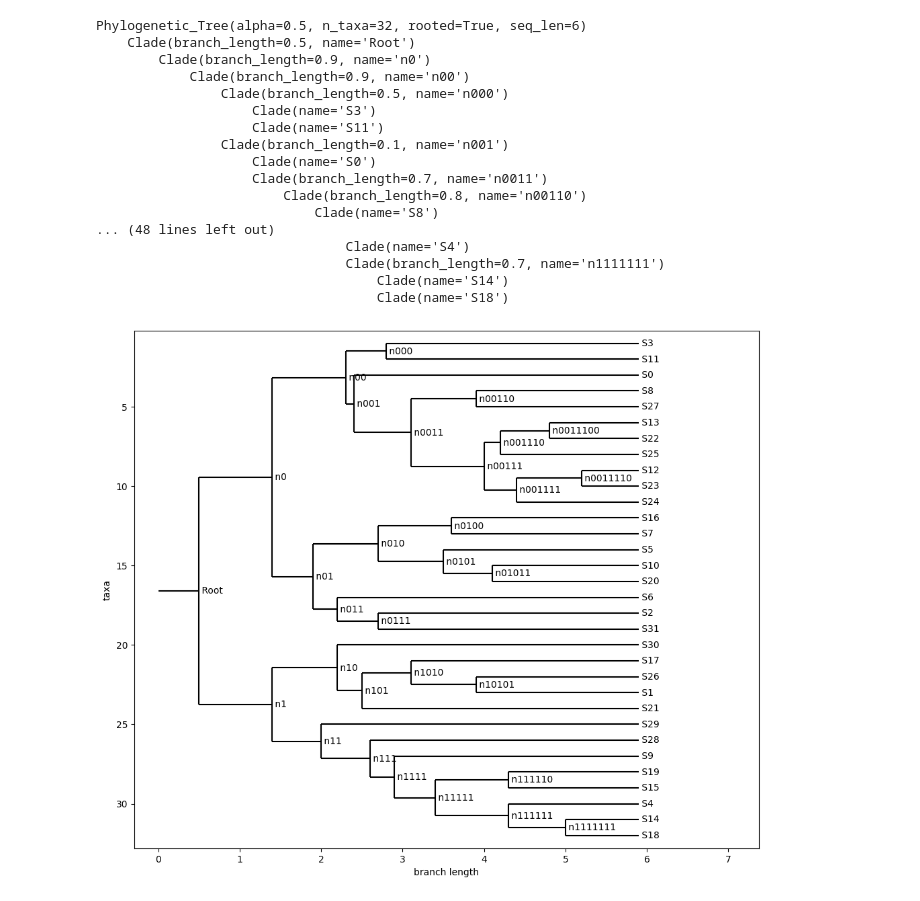
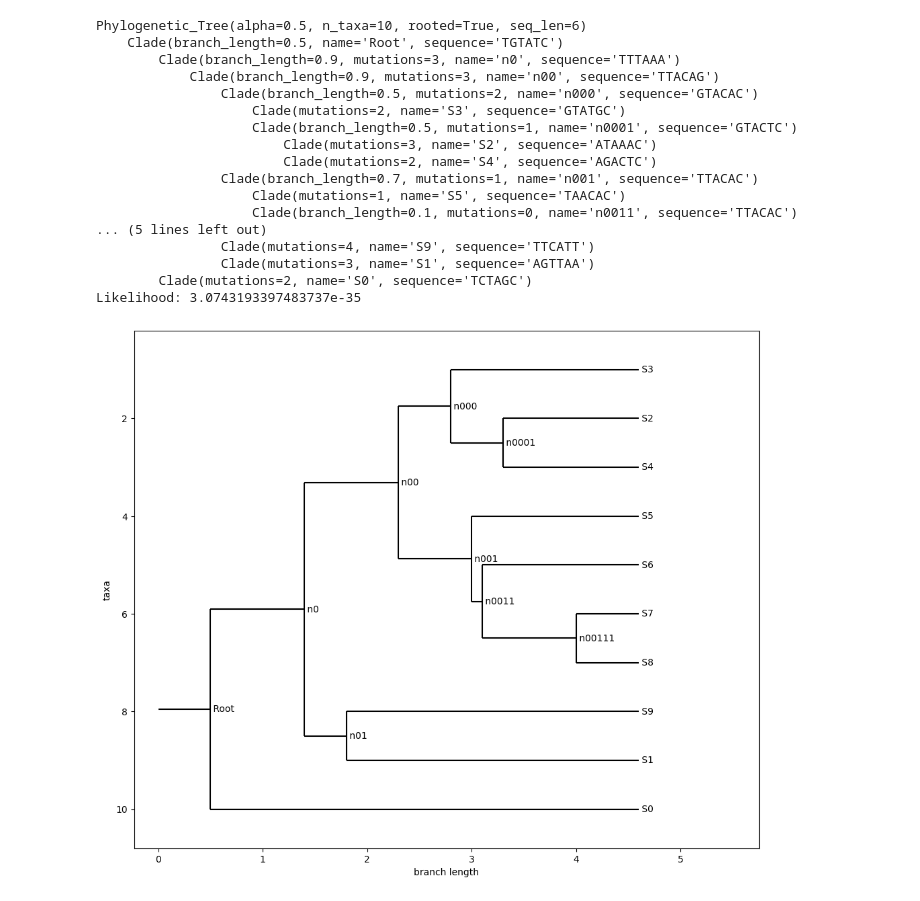
Before and after one commit to LeonMengoni/Bayesian-Phylogenetics, a Jupyter notebook: BayesianPhylogenetics.ipynb, the cells around one changed output. Saved outputs shown, nothing was run; the diff lists cells and outputs as text; code cells hidden in the pictures.

Commit message:
Clean slate on branch Leon

```diff
--- a/BayesianPhylogenetics.ipynb
+++ b/BayesianPhylogenetics.ipynb
@@ -232,31 +229,33 @@ Phylogenetic_Tree(alpha=0.5, n_taxa=6, rooted=True, seq_len=10)
 # %%
 # Generate a random tree and write to file
 
 seq_len = 6
 alpha = 0.5
-n_taxa = 32
+n_taxa = 10
 # taxa_names = generate_random_taxa_names(n_taxa)
 
-tree_random = Phylogenetic_Tree(seq_len, alpha).generate_random_tree(n_taxa=n_taxa, generate_sequences=False)
+tree_random = Phylogenetic_Tree(seq_len, alpha).generate_random_tree(n_taxa=n_taxa, generate_sequences=True)
+tree_random.calculate_likelihood()
 print(tree_random)
+print(f"Likelihood: {tree_random.likelihood}")
 tree_random.draw(figsize=(12,10))
 tree_random.write("random_tree.dnd")
 # %% [output]
-Phylogenetic_Tree(alpha=0.5, n_taxa=32, rooted=True, seq_len=6)
-    Clade(branch_length=0.5, name='Root')
-        Clade(branch_length=0.9, name='n0')
-            Clade(branch_length=0.9, name='n00')
-                Clade(branch_length=0.5, name='n000')
-                    Clade(name='S3')
-                    Clade(name='S11')
-                Clade(branch_length=0.1, name='n001')
-                    Clade(name='S0')
-                    Clade(branch_length=0.7, name='n0011')
-                        Clade(branch_length=0.8, name='n00110')
-                            Clade(name='S8')
-... (48 lines left out)
-                                Clade(name='S4')
-                                Clade(branch_length=0.7, name='n1111111')
-                                    Clade(name='S14')
-                                    Clade(name='S18')
+Phylogenetic_Tree(alpha=0.5, n_taxa=10, rooted=True, seq_len=6)
+    Clade(branch_length=0.5, name='Root', sequence='TGTATC')
+        Clade(branch_length=0.9, mutations=3, name='n0', sequence='TTTAAA')
+            Clade(branch_length=0.9, mutations=3, name='n00', sequence='TTACAG')
+                Clade(branch_length=0.5, mutations=2, name='n000', sequence='GTACAC')
+                    Clade(mutations=2, name='S3', sequence='GTATGC')
+                    Clade(branch_length=0.5, mutations=1, name='n0001', sequence='GTACTC')
+                        Clade(mutations=3, name='S2', sequence='ATAAAC')
+                        Clade(mutations=2, name='S4', sequence='AGACTC')
+                Clade(branch_length=0.7, mutations=1, name='n001', sequence='TTACAC')
+                    Clade(mutations=1, name='S5', sequence='TAACAC')
+                    Clade(branch_length=0.1, mutations=0, name='n0011', sequence='TTACAC')
+... (5 lines left out)
+                Clade(mutations=4, name='S9', sequence='TTCATT')
+                Clade(mutations=3, name='S1', sequence='AGTTAA')
+        Clade(mutations=2, name='S0', sequence='TCTAGC')
+Likelihood: 3.0743193397483737e-35
-[figure, old version]
+[figure, new version]
```
Also changed, not shown: parts of 6 cells of this notebook.
